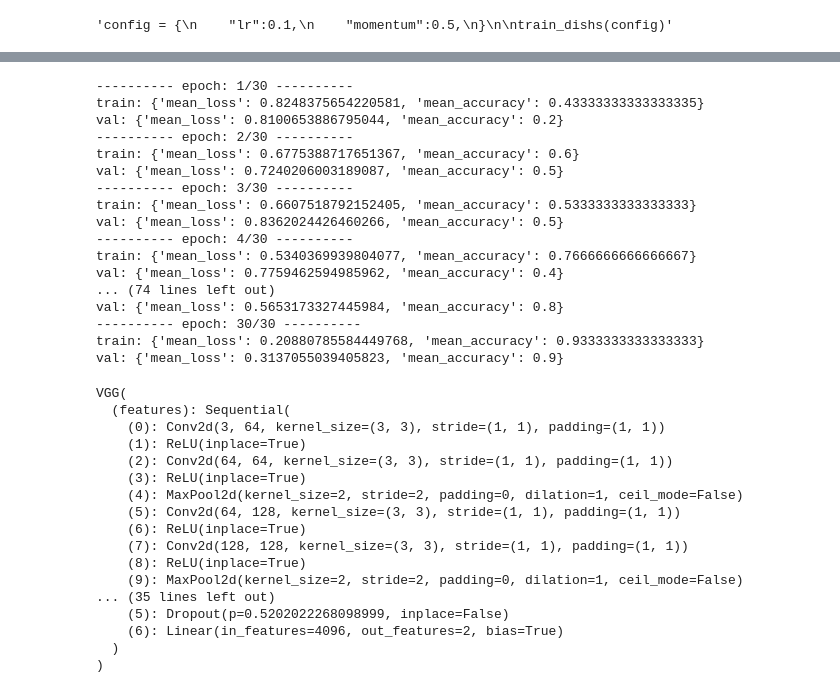
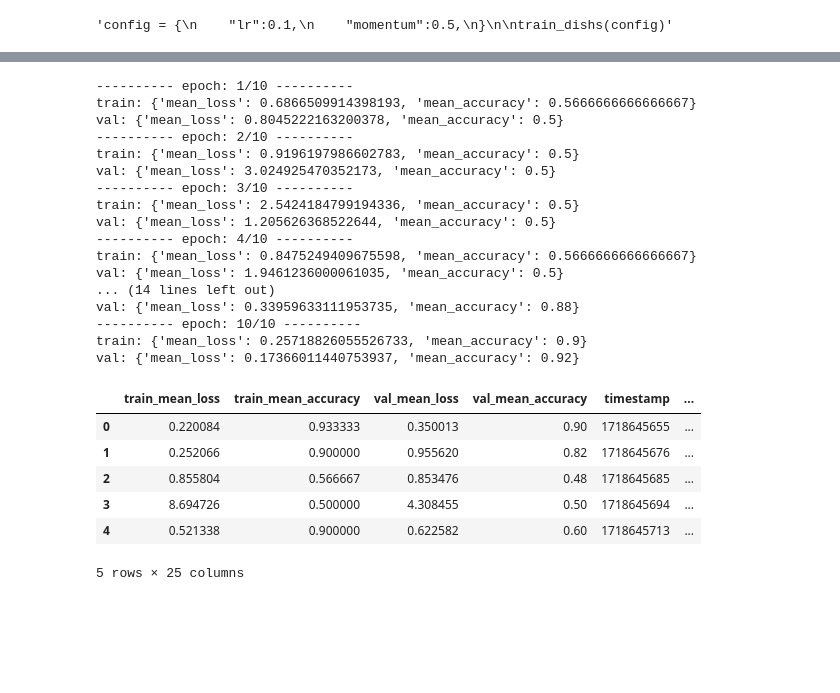
Before and after one commit to glucard/general-study-repo, a Jupyter notebook: machine_learning/kaggle_competitions/Cleaned-vs-Dirty-V2/model_tuned.ipynb, the cells around one changed output, grey strips where cells are left out. Drawn from its saved outputs; the diff is of its cells as text; code cells hidden in the pictures; blank space fills up the shorter version.

```diff
--- a/machine_learning/kaggle_competitions/Cleaned-vs-Dirty-V2/model_tuned.ipynb
+++ b/machine_learning/kaggle_competitions/Cleaned-vs-Dirty-V2/model_tuned.ipynb
@@ -358,42 +476,22 @@ to_csv(model)
 # %%
-best_config_train_model = train_dishs(best_result.config, max_epochs=30, tunning=False)
+best_config_train_model = train_dishs(best_config_loaded, max_epochs=10, tunning=False)
 # %% [output]
----------- epoch: 1/30 ----------
-train: {'mean_loss': 0.8248375654220581, 'mean_accuracy': 0.43333333333333335}
-val: {'mean_loss': 0.8100653886795044, 'mean_accuracy': 0.2}
----------- epoch: 2/30 ----------
-train: {'mean_loss': 0.6775388717651367, 'mean_accuracy': 0.6}
-val: {'mean_loss': 0.7240206003189087, 'mean_accuracy': 0.5}
----------- epoch: 3/30 ----------
-train: {'mean_loss': 0.6607518792152405, 'mean_accuracy': 0.5333333333333333}
-val: {'mean_loss': 0.8362024426460266, 'mean_accuracy': 0.5}
----------- epoch: 4/30 ----------
-train: {'mean_loss': 0.5340369939804077, 'mean_accuracy': 0.7666666666666667}
-val: {'mean_loss': 0.7759462594985962, 'mean_accuracy': 0.4}
-... (74 lines left out)
-val: {'mean_loss': 0.5653173327445984, 'mean_accuracy': 0.8}
----------- epoch: 30/30 ----------
-train: {'mean_loss': 0.20880785584449768, 'mean_accuracy': 0.9333333333333333}
-val: {'mean_loss': 0.3137055039405823, 'mean_accuracy': 0.9}
+---------- epoch: 1/10 ----------
+train: {'mean_loss': 0.6866509914398193, 'mean_accuracy': 0.5666666666666667}
+val: {'mean_loss': 0.8045222163200378, 'mean_accuracy': 0.5}
+---------- epoch: 2/10 ----------
+train: {'mean_loss': 0.9196197986602783, 'mean_accuracy': 0.5}
+val: {'mean_loss': 3.024925470352173, 'mean_accuracy': 0.5}
+---------- epoch: 3/10 ----------
+train: {'mean_loss': 2.5424184799194336, 'mean_accuracy': 0.5}
+val: {'mean_loss': 1.205626368522644, 'mean_accuracy': 0.5}
+---------- epoch: 4/10 ----------
+train: {'mean_loss': 0.8475249409675598, 'mean_accuracy': 0.5666666666666667}
+val: {'mean_loss': 1.9461236000061035, 'mean_accuracy': 0.5}
+... (14 lines left out)
+val: {'mean_loss': 0.33959633111953735, 'mean_accuracy': 0.88}
+---------- epoch: 10/10 ----------
+train: {'mean_loss': 0.25718826055526733, 'mean_accuracy': 0.9}
+val: {'mean_loss': 0.17366011440753937, 'mean_accuracy': 0.92}
 # %%
 new_model = best_config_train_model['model']
-# %%
-new_model
-# %% [output]
-VGG(
-  (features): Sequential(
-    (0): Conv2d(3, 64, kernel_size=(3, 3), stride=(1, 1), padding=(1, 1))
-    (1): ReLU(inplace=True)
-    (2): Conv2d(64, 64, kernel_size=(3, 3), stride=(1, 1), padding=(1, 1))
-    (3): ReLU(inplace=True)
-    (4): MaxPool2d(kernel_size=2, stride=2, padding=0, dilation=1, ceil_mode=False)
-    (5): Conv2d(64, 128, kernel_size=(3, 3), stride=(1, 1), padding=(1, 1))
-    (6): ReLU(inplace=True)
-    (7): Conv2d(128, 128, kernel_size=(3, 3), stride=(1, 1), padding=(1, 1))
-    (8): ReLU(inplace=True)
-    (9): MaxPool2d(kernel_size=2, stride=2, padding=0, dilation=1, ceil_mode=False)
-... (35 lines left out)
-    (5): Dropout(p=0.5202022268098999, inplace=False)
-    (6): Linear(in_features=4096, out_features=2, bias=True)
-  )
-)
@@ -400,2 +521,13 @@ VGG(
 # %%
 to_csv(new_model)
+# %%
+df = results.get_dataframe()
+df.head()
+# %% [output]
+|  | train_mean_loss | train_mean_accuracy | val_mean_loss | val_mean_accuracy | timestamp | ... |
+| 0 | 0.220084 | 0.933333 | 0.350013 | 0.90 | 1718645655 | ... |
+| 1 | 0.252066 | 0.900000 | 0.955620 | 0.82 | 1718645676 | ... |
+| 2 | 0.855804 | 0.566667 | 0.853476 | 0.48 | 1718645685 | ... |
+| 3 | 8.694726 | 0.500000 | 4.308455 | 0.50 | 1718645694 | ... |
+| 4 | 0.521338 | 0.900000 | 0.622582 | 0.60 | 1718645713 | ... |
+5 rows × 25 columns
```
Also changed, not shown: parts of 13 cells of this notebook.
